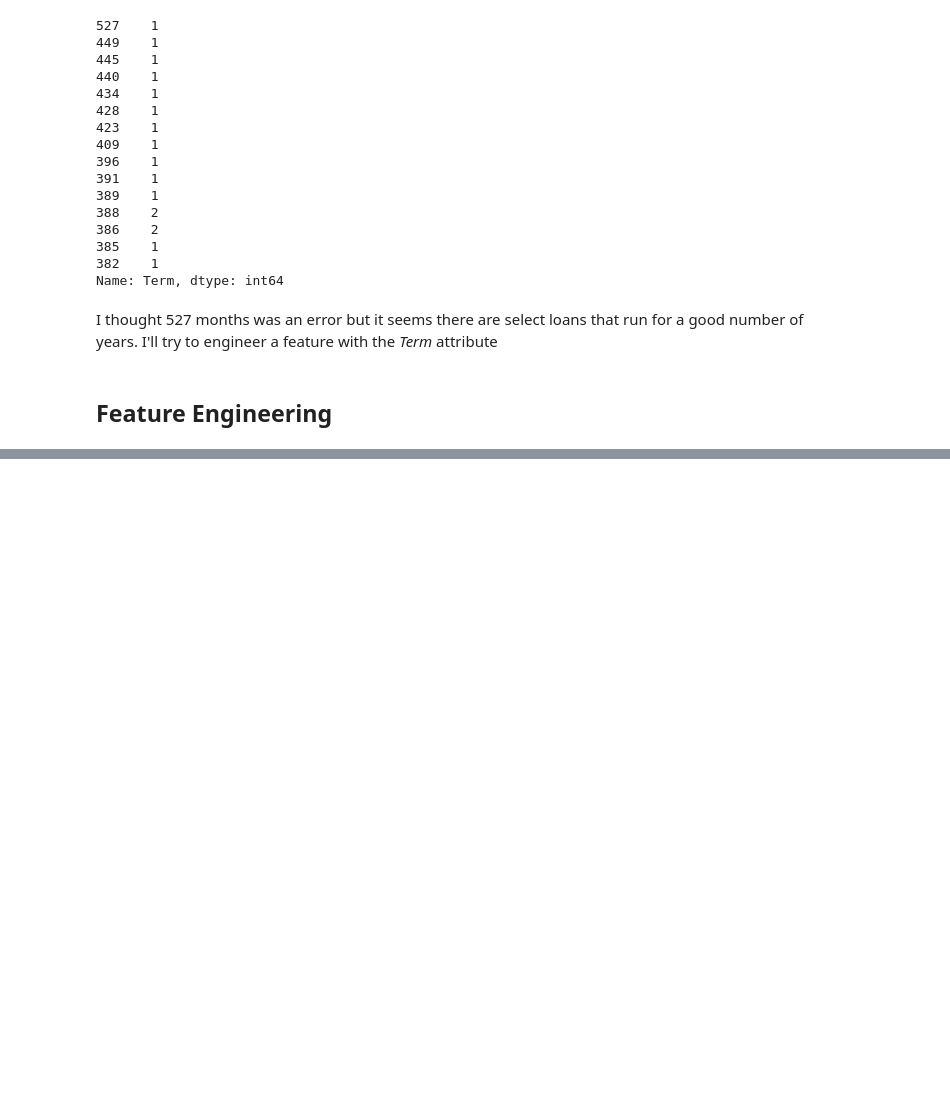
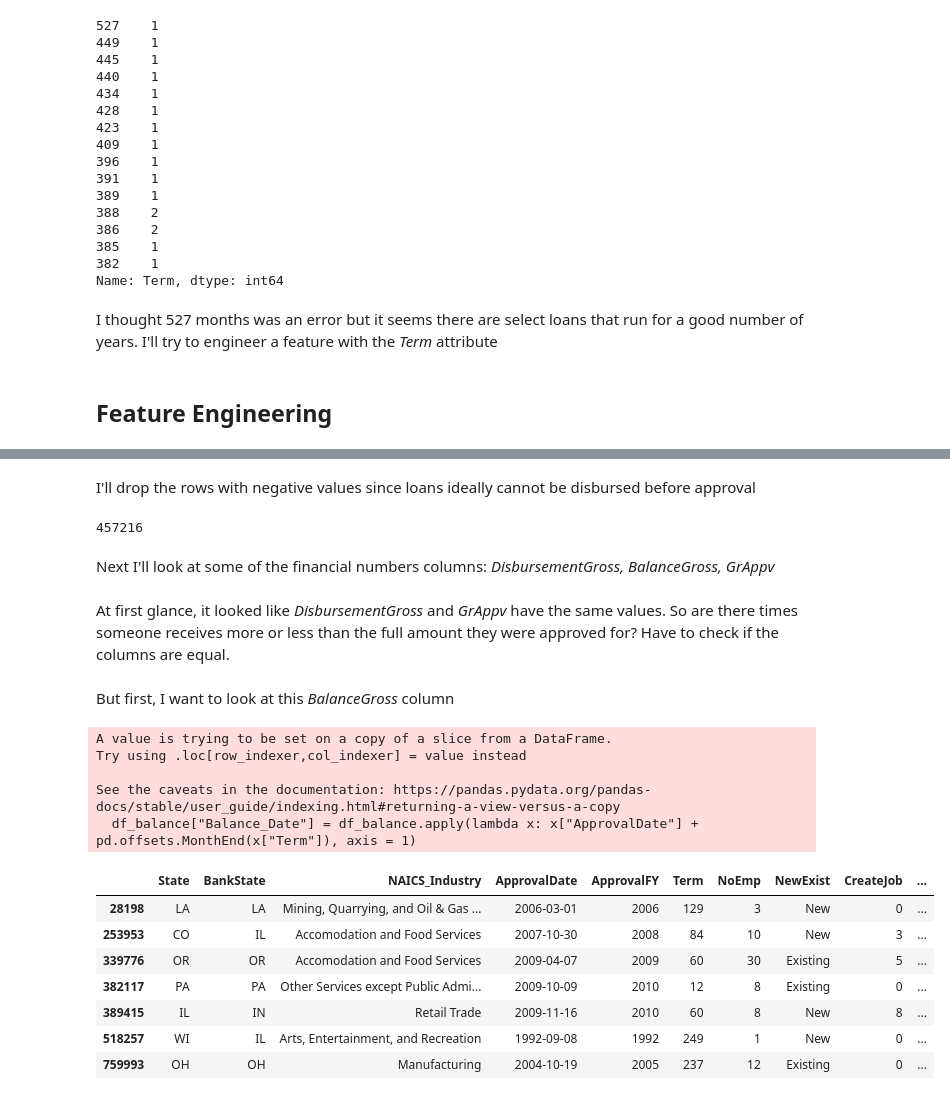
Before and after one commit to ik-okoro/SBA-Loans, a Jupyter notebook: SBA Loans Model.ipynb, the cells around one changed output, grey strips where cells are left out. Cells and saved outputs as stored; diff of their text form; code cells hidden in the pictures; blank space fills up the shorter version.

```diff
--- a/SBA Loans Model.ipynb
+++ b/SBA Loans Model.ipynb
@@ -1009,0 +1080,2 @@ These were my intial ideas but I'll add more as I go along including the aforeme
+# %% [markdown]
+I'll drop the rows with negative values since loans ideally cannot be disbursed before approval
@@ -1009,0 +1084,30 @@ These were my intial ideas but I'll add more as I go along including the aforeme
+# %%
+len(df)
+# %% [output]
+457216
+# %% [markdown]
+Next I'll look at some of the financial numbers columns: *DisbursementGross, BalanceGross, GrAppv*
+# %% [markdown]
+At first glance, it looked like *DisbursementGross* and *GrAppv* have the same values. So are there times someone receives more or less than the full amount they were approved for? Have to check if the columns are equal.
+# %% [markdown]
+But first, I want to look at this *BalanceGross* column
+# %%
+# Take a look at the Balance Gross column, specifically non-zero values
+df_balance = df[df["BalanceGross"] != 0]
+# %%
+df_balance["Balance_Date"] = df_balance.apply(lambda x: x["ApprovalDate"] + pd.offsets.MonthEnd(x["Term"]), axis = 1)
+df_balance
+# %% [output]
+A value is trying to be set on a copy of a slice from a DataFrame.
+Try using .loc[row_indexer,col_indexer] = value instead
+
+See the caveats in the documentation: https://pandas.pydata.org/pandas-docs/stable/user_guide/indexing.html#returning-a-view-versus-a-copy
+  df_balance["Balance_Date"] = df_balance.apply(lambda x: x["ApprovalDate"] + pd.offsets.MonthEnd(x["Term"]), axis = 1)
+|  | State | BankState | NAICS_Industry | ApprovalDate | ApprovalFY | Term | NoEmp | NewExist | CreateJob | ... |
+| 28198 | LA | LA | Mining, Quarrying, and Oil & Gas ... | 2006-03-01 | 2006 | 129 | 3 | New | 0 | ... |
+| 253953 | CO | IL | Accomodation and Food Services | 2007-10-30 | 2008 | 84 | 10 | New | 3 | ... |
+| 339776 | OR | OR | Accomodation and Food Services | 2009-04-07 | 2009 | 60 | 30 | Existing | 5 | ... |
+| 382117 | PA | PA | Other Services except Public Admi... | 2009-10-09 | 2010 | 12 | 8 | Existing | 0 | ... |
+| 389415 | IL | IN | Retail Trade | 2009-11-16 | 2010 | 60 | 8 | New | 8 | ... |
+| 518257 | WI | IL | Arts, Entertainment, and Recreation | 1992-09-08 | 1992 | 249 | 1 | New | 0 | ... |
+| 759993 | OH | OH | Manufacturing | 2004-10-19 | 2005 | 237 | 12 | Existing | 0 | ... |
```
Also changed, not shown: parts of 22 cells of this notebook.
